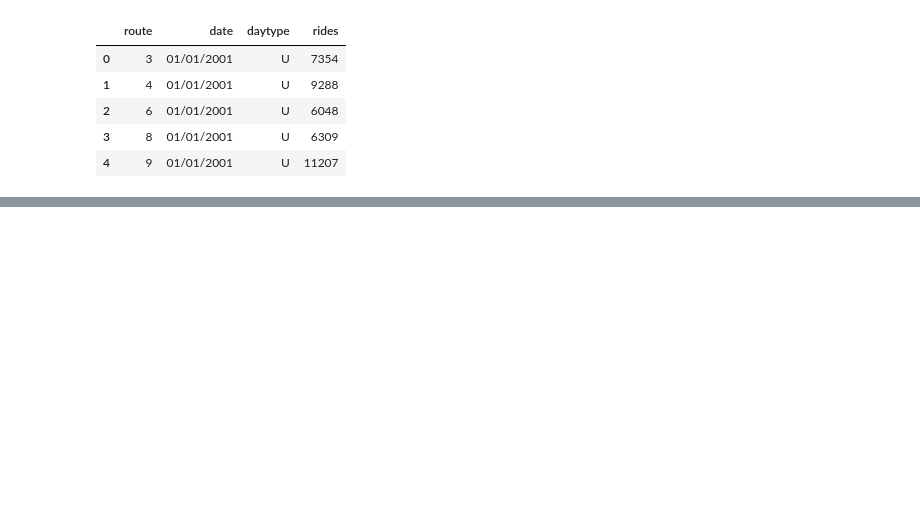
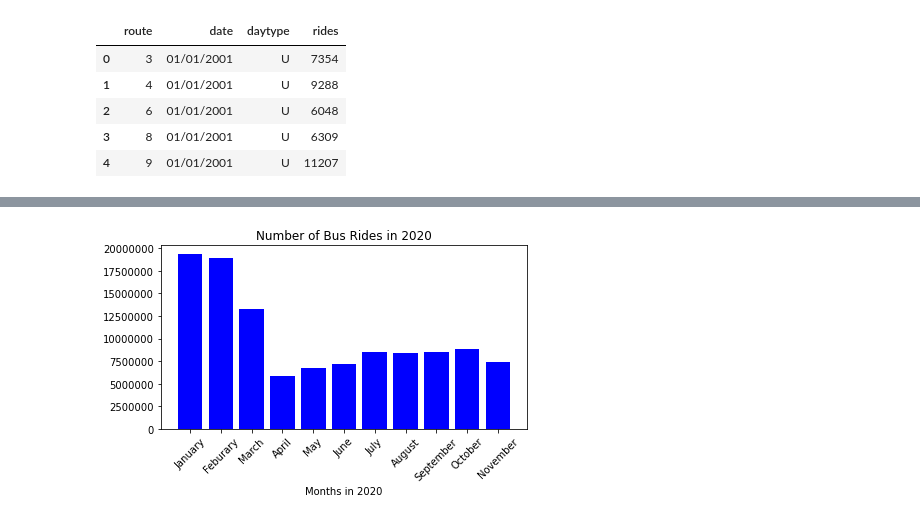
Before and after one commit to WACunninghamIV/Chicago_Traffic-RidershipData, a Jupyter notebook: BusDataCleaned.ipynb, the cells around one changed output, grey strips where cells are left out. Cells and saved outputs as stored; diff of their text form; code cells hidden in the pictures; blank space fills up the shorter version.

Commit message:
Plot Corrections

```diff
--- a/BusDataCleaned.ipynb
+++ b/BusDataCleaned.ipynb
@@ -298,0 +67,22 @@ plt.tight_layout()
+# %%
+Months_in_2020 = ["January", "Feburary", "March", "April", "May", "June", "July", "August", "September", "October", "November"]
+Number_of_Rides = [19338248, 18875888, 13267884, 5816436, 6775491, 7226325, 8515078, 8440971, 8503601, 8806059, 7423316]
+x_axis = np.arange(len(Number_of_Rides))
+x_axis = Months_in_2020
+# %%
+# Use DataFrame.plot() in order to create a bar chart of the data
+#month_2020.plot(kind="bar")
+
+# Set a title for the chart
+
+plt.title("Number of Bus Rides in 2020")
+plt.ticklabel_format(axis='y',style='plain')
+plt.xlabel("Months in 2020")
+plt.xticks(rotation = 45)
+plt.xticks(range(len(Months_in_2020)), Months_in_2020)
+plt.tight_layout()
+plt.bar(x_axis, Number_of_Rides, color="b", align="center")
+plt.savefig("2020_Bus")
+plt.show()
+# %% [output]
+[figure, added]
```
Also changed, not shown: parts of 44 cells of this notebook, 4 other files.
